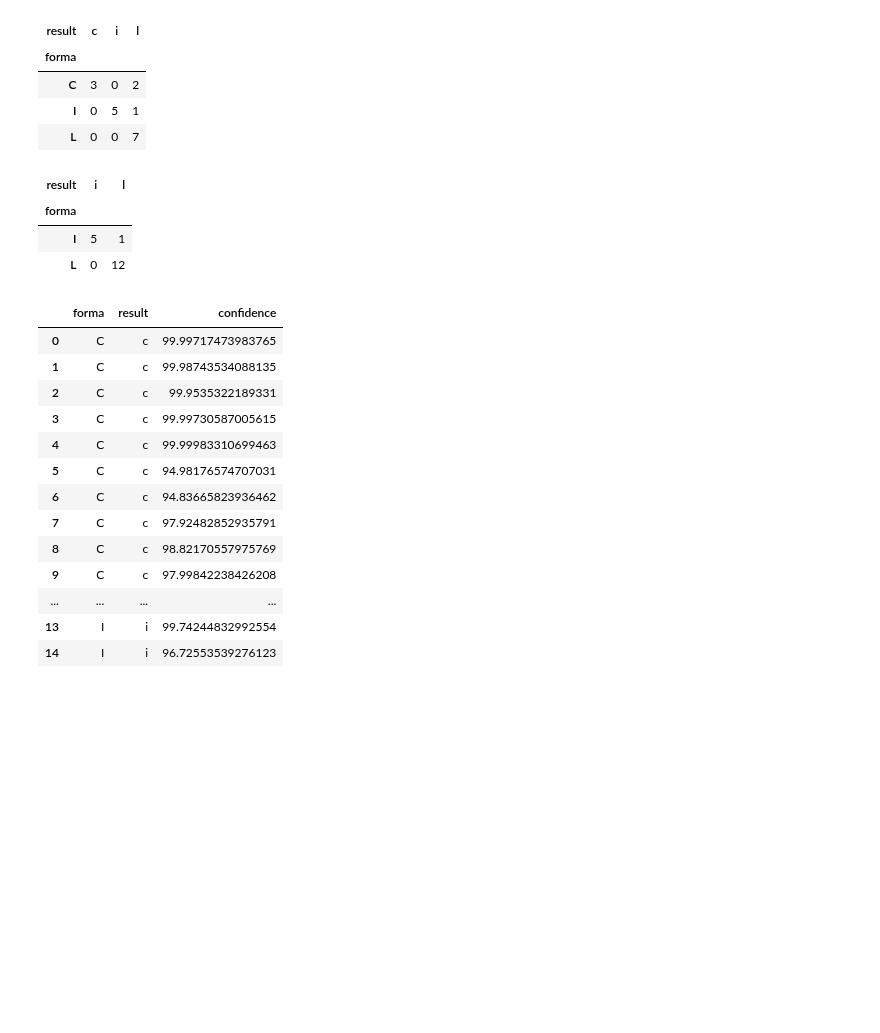
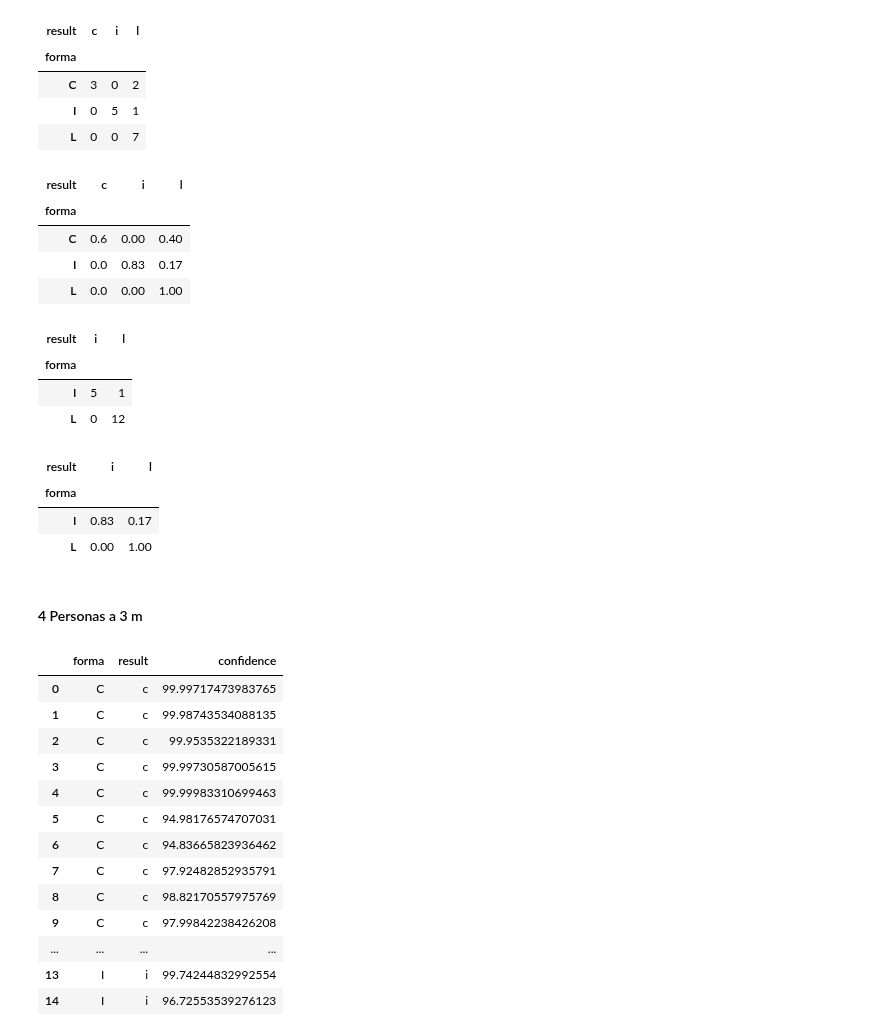
Before and after one commit to stevenaraujo98/integracion_pcl, a Jupyter notebook: get_res.ipynb, the cells around one changed output. Cells and saved outputs as stored; diff of their text form; code cells hidden in the pictures; blank space fills up the shorter version.

```diff
--- a/get_res.ipynb
+++ b/get_res.ipynb
@@ -143,6 +169,17 @@ confusion_matrix
 | C | 3 | 0 | 2 |
 | I | 0 | 5 | 1 |
 | L | 0 | 0 | 7 |
+# %%
+confusion_matrix = pd.crosstab(df_formas_3_400["forma"], df_formas_3_400["result"], rownames=["forma"], colnames=["result"])
+# Normalización por filas
+normalized_matrix = confusion_matrix.div(confusion_matrix.sum(axis=1), axis=0)
+normalized_matrix.round(2)
+# %% [output]
+| result | c | i | l |
+| forma |  |  |  |
+| C | 0.6 | 0.00 | 0.40 |
+| I | 0.0 | 0.83 | 0.17 |
+| L | 0.0 | 0.00 | 1.00 |
 # %%
 confusion_matrix = pd.crosstab(df_formas_3_400_L["forma"], df_formas_3_400_L["result"], rownames=["forma"], colnames=["result"])
 confusion_matrix
@@ -151,6 +188,18 @@ confusion_matrix
 | forma |  |  |
 | I | 5 | 1 |
 | L | 0 | 12 |
+# %%
+confusion_matrix = pd.crosstab(df_formas_3_400_L["forma"], df_formas_3_400_L["result"], rownames=["forma"], colnames=["result"])
+# Normalización por filas
+normalized_matrix = confusion_matrix.div(confusion_matrix.sum(axis=1), axis=0)
+normalized_matrix.round(2)
+# %% [output]
+| result | i | l |
+| forma |  |  |
+| I | 0.83 | 0.17 |
+| L | 0.00 | 1.00 |
+# %% [markdown]
+#### 4 Personas a 3 m
 # %%
 df_formas_4_300_C = df_formas_4_300.copy()
 df_formas_4_300_C["forma"] = df_formas_4_300_C["forma"].replace("L", "C")
```
Also changed, not shown: parts of 10 cells of this notebook, 3 other files.
